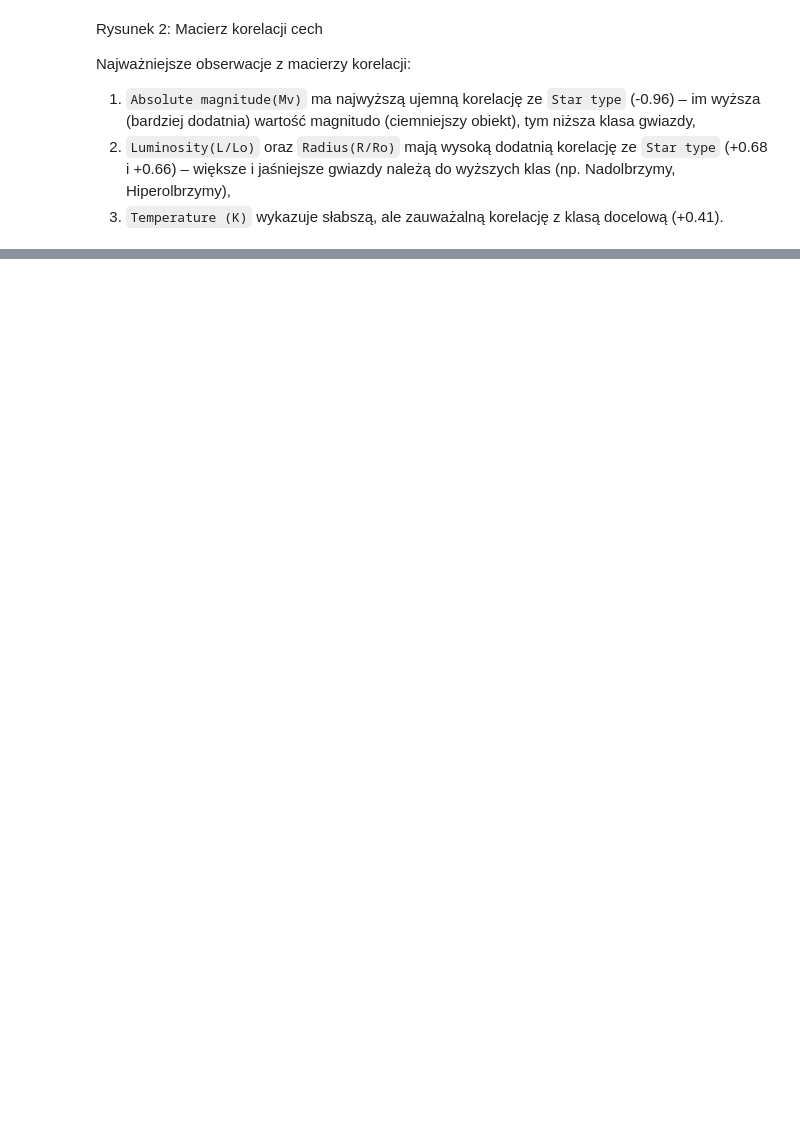
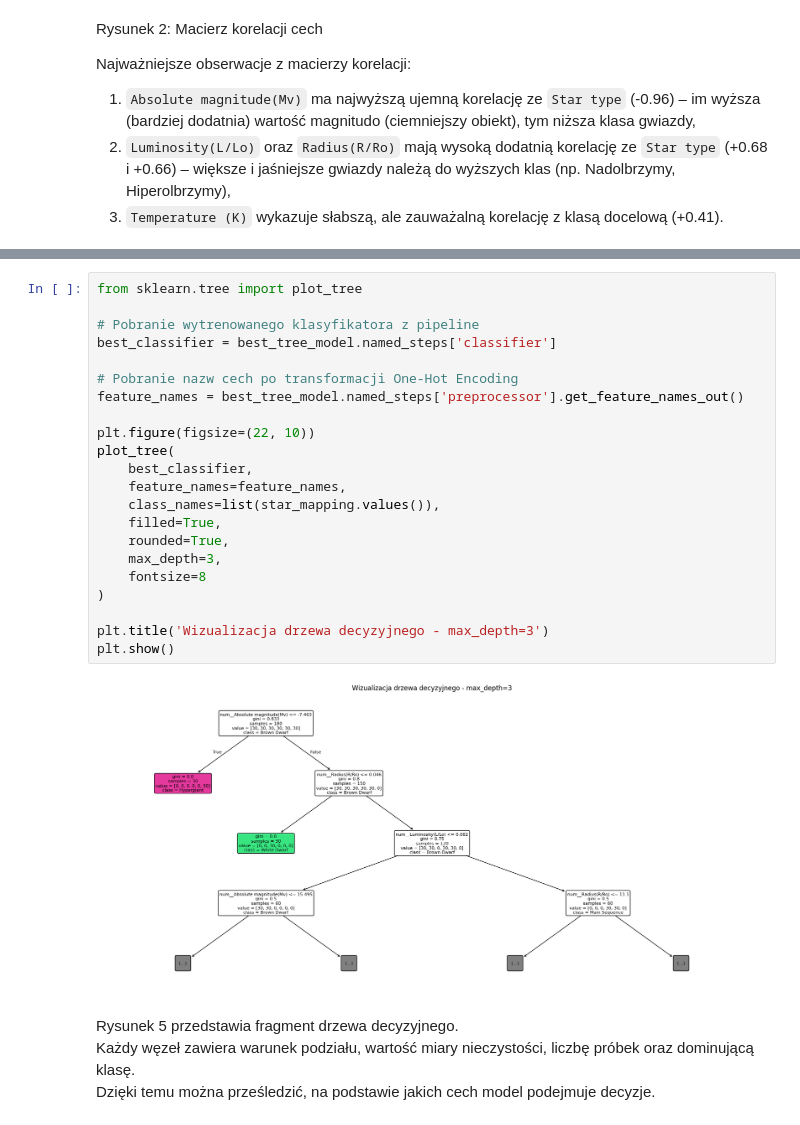
Before and after one commit to MikGaw09/DD, a Jupyter notebook: DD_PROJ.ipynb, the cells around one changed output, grey strips where cells are left out. Cells and saved outputs as stored; diff of their text form; blank space fills up the shorter version.

```diff
--- a/DD_PROJ.ipynb
+++ b/DD_PROJ.ipynb
@@ -117,0 +391,28 @@ Najważniejsze obserwacje z macierzy korelacji:
+# %%
+from sklearn.tree import plot_tree
+
+# Pobranie wytrenowanego klasyfikatora z pipeline
+best_classifier = best_tree_model.named_steps['classifier']
+
+# Pobranie nazw cech po transformacji One-Hot Encoding
+feature_names = best_tree_model.named_steps['preprocessor'].get_feature_names_out()
+
+plt.figure(figsize=(22, 10))
+plot_tree(
+    best_classifier,
+    feature_names=feature_names,
+    class_names=list(star_mapping.values()),
+    filled=True,
+    rounded=True,
+    max_depth=3,
+    fontsize=8
+)
+
+plt.title('Wizualizacja drzewa decyzyjnego - max_depth=3')
+plt.show()
+# %% [output]
+[figure, added]
+# %% [markdown]
+Rysunek 5 przedstawia fragment drzewa decyzyjnego.
+Każdy węzeł zawiera warunek podziału, wartość miary nieczystości, liczbę próbek oraz dominującą klasę.
+Dzięki temu można prześledzić, na podstawie jakich cech model podejmuje decyzje.
```
Also changed, not shown: parts of 28 cells of this notebook, 3 other files.
